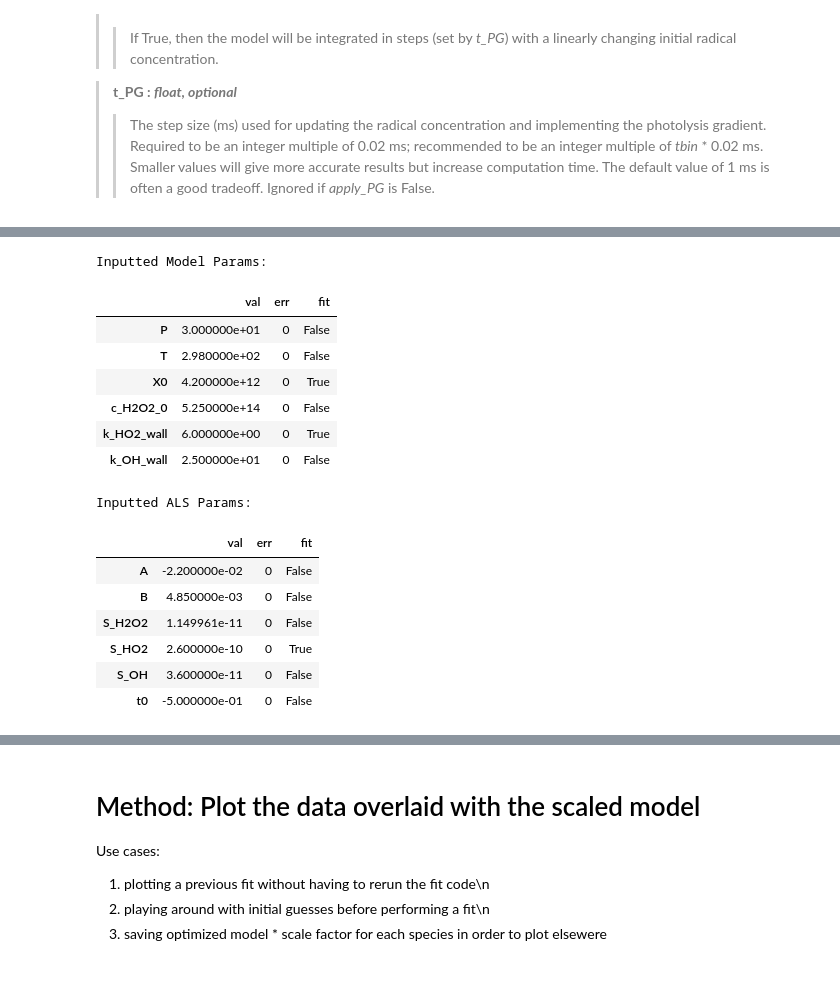
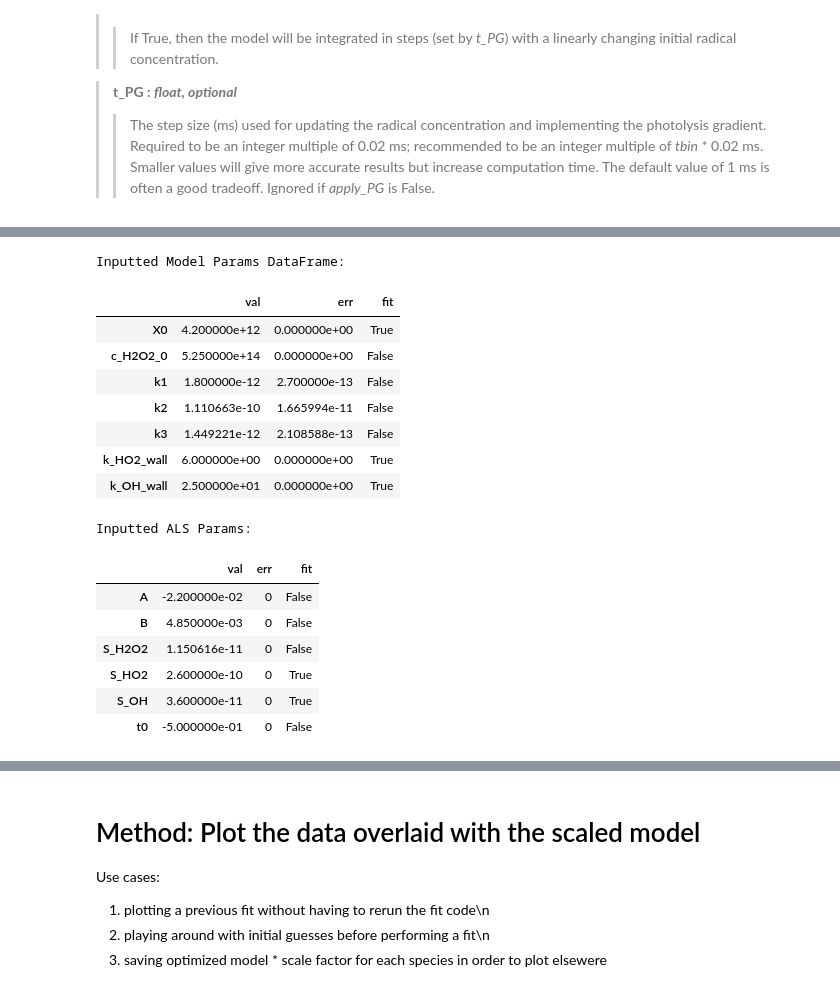
Before and after one commit to mdsmarte/ALS-Kinetic-Model, a Jupyter notebook: ex_notebook_1.ipynb, the cells around one changed output, grey strips where cells are left out. Drawn from its saved outputs; the diff is of its cells as text; code cells hidden in the pictures.

```diff
--- a/ex_notebook_1.ipynb
+++ b/ex_notebook_1.ipynb
@@ -123,7 +125,7 @@ fn_err = 'ex_data_err_1.csv' # Filename for the uncertainties
 delta_t = tbin * 0.02
 
 # Calculate the time axis [-20 ms, 130 ms)
-t = np.linspace(-20,130,num=int(150/(dt*tbin)),endpoint=False)
+t = np.linspace(-20,130,num=round(150/delta_t),endpoint=False)
 
 # Load the data values and uncertainties
 df_val = pd.read_csv(fn_val)
@@ -174,48 +247,47 @@ display(data)
+# %%
+df_model_params = {}
+df_model_params['X0'] =         {'val':4.2e12,   'err':0,            'fit':True }
+df_model_params['c_H2O2_0'] =   {'val':c_H2O2_0, 'err':c_H2O2_0_err, 'fit':False}
+df_model_params['k_OH_wall'] =  {'val':25,       'err':0,            'fit':True }
+df_model_params['k_HO2_wall'] = {'val':6,        'err':0,            'fit':True }
+df_model_params['k1'] =         {'val':k1,       'err':k1_err,       'fit':False}
+df_model_params['k2'] =         {'val':k2,       'err':k2_err,       'fit':False}
+df_model_params['k3'] =         {'val':k3,       'err':k3_err,       'fit':False}
+df_model_params = pd.DataFrame.from_dict(df_model_params, orient='index')
+
+print('Inputted Model Params DataFrame:')
+display(df_model_params)
+# %% [output]
+Inputted Model Params DataFrame:
+|  | val | err | fit |
+| X0 | 4.200000e+12 | 0.000000e+00 | True |
+| c_H2O2_0 | 5.250000e+14 | 0.000000e+00 | False |
+| k1 | 1.800000e-12 | 2.700000e-13 | False |
+| k2 | 1.110663e-10 | 1.665994e-11 | False |
+| k3 | 1.449221e-12 | 2.108588e-13 | False |
+| k_HO2_wall | 6.000000e+00 | 0.000000e+00 | True |
+| k_OH_wall | 2.500000e+01 | 0.000000e+00 | True |
 # %%
-c_H2O2_0 = 5.25e14
-idx_zero = np.abs(t-(-1.68)).argmin()
-S_H2O2 = df_val.iloc[:idx_zero,df_val.columns.get_loc('H2O2')].mean() / c_H2O2_0
-
-model_params = {}
-model_params['X0'] =         {'val':4.2e12,     'err':0,  'fit':True}
-model_params['k_OH_wall'] =  {'val':25,        'err':0, 'fit':False}
-model_params['k_HO2_wall'] = {'val':6,        'err':0, 'fit':True}
-model_params['T'] =          {'val':298.,       'err':0,  'fit':False}
-model_params['P'] =          {'val':30.,        'err':0,  'fit':False}
-model_params['c_H2O2_0'] =   {'val':c_H2O2_0,   'err':0,  'fit':False}
-model_params = pd.DataFrame.from_dict(model_params, orient='index')
-
-print('Inputted Model Params:')
-display(model_params)
-
 ALS_params = {}
 ALS_params['S_H2O2'] =  {'val':S_H2O2,    'err':0, 'fit':False}
-ALS_params['S_OH'] =    {'val':3.6e-11,     'err':0, 'fit':False}
+ALS_params['S_OH'] =    {'val':3.6e-11,     'err':0, 'fit':True}
 ALS_params['S_HO2'] =   {'val':2.6e-10,     'err':0, 'fit':True}
-ALS_params['A'] =       {'val':-0.022,  'err':0, 'fit':False}
-ALS_params['B'] =       {'val':4.85e-3,   'err':0, 'fit':False}
-ALS_params['t0'] =      {'val':-0.5,     'err':0, 'fit':False}
+ALS_params['A'] =       {'val':A,  'err':0, 'fit':False}
+ALS_params['B'] =       {'val':B,   'err':0, 'fit':False}
+ALS_params['t0'] =      {'val':t0,     'err':0, 'fit':False}
 ALS_params = pd.DataFrame.from_dict(ALS_params, orient='index')
 
 print('Inputted ALS Params:')
 display(ALS_params)
 # %% [output]
-Inputted Model Params:
+Inputted ALS Params:
 |  | val | err | fit |
-| P | 3.000000e+01 | 0 | False |
-| T | 2.980000e+02 | 0 | False |
-| X0 | 4.200000e+12 | 0 | True |
-| c_H2O2_0 | 5.250000e+14 | 0 | False |
-| k_HO2_wall | 6.000000e+00 | 0 | True |
-| k_OH_wall | 2.500000e+01 | 0 | False |
+| A | -2.200000e-02 | 0 | False |
+| B | 4.850000e-03 | 0 | False |
+| S_H2O2 | 1.150616e-11 | 0 | False |
+| S_HO2 | 2.600000e-10 | 0 | True |
+| S_OH | 3.600000e-11 | 0 | True |
+| t0 | -5.000000e-01 | 0 | False |
-Inputted ALS Params:
-|  | val | err | fit |
-| A | -2.200000e-02 | 0 | False |
-| B | 4.850000e-03 | 0 | False |
-| S_H2O2 | 1.149961e-11 | 0 | False |
-| S_HO2 | 2.600000e-10 | 0 | True |
-| S_OH | 3.600000e-11 | 0 | False |
-| t0 | -5.000000e-01 | 0 | False |
 # %% [markdown]
 # Method: Plot the model in concentration units
 
```
Also changed, not shown: parts of 14 cells of this notebook, 4 other files.
